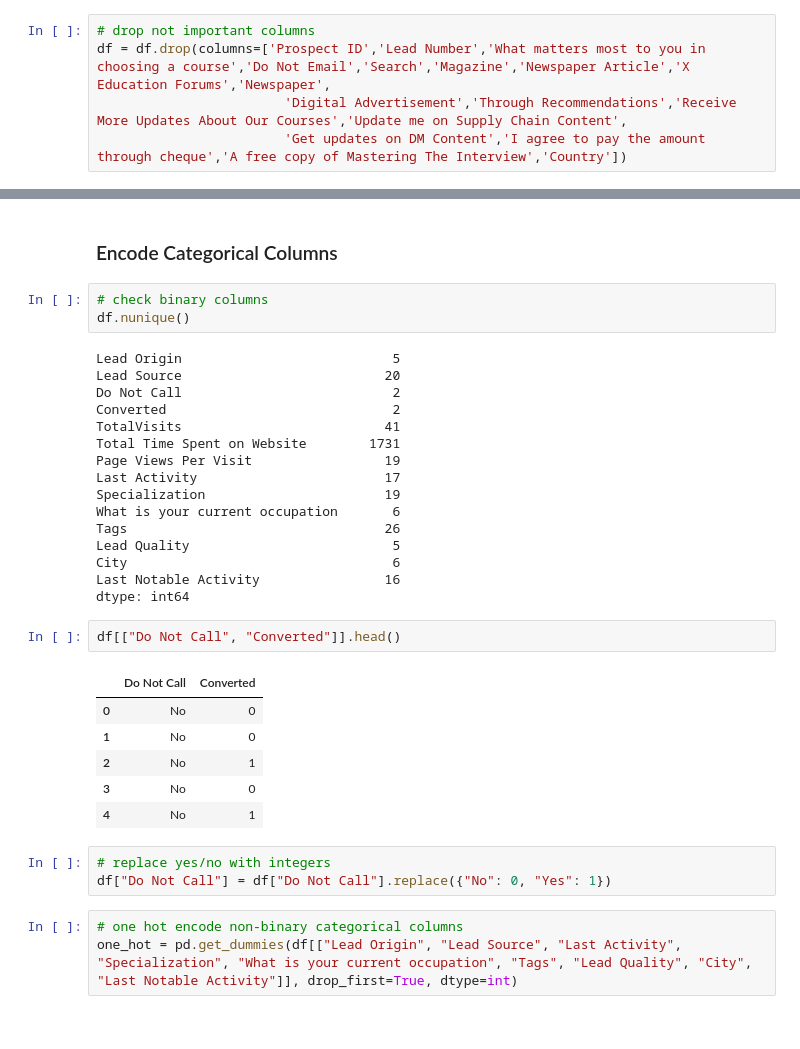
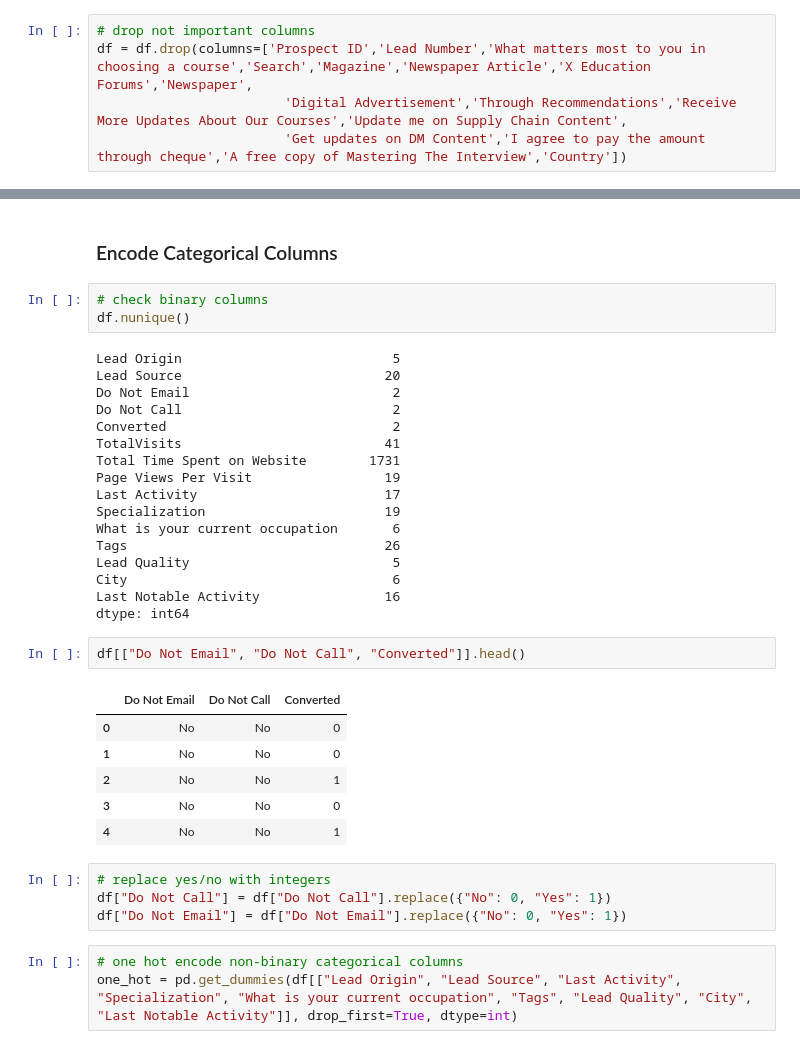
Before and after one commit to ltillmann/lead-scoring, a Jupyter notebook: lead_scoring.ipynb, the cells around one changed output, grey strips where cells are left out. Saved outputs shown, nothing was run; the diff lists cells and outputs as text.

```diff
--- a/lead_scoring.ipynb
+++ b/lead_scoring.ipynb
@@ -612,7 +612,7 @@ df.shape
 (9240, 31)
 # %%
 # drop not important columns
-df = df.drop(columns=['Prospect ID','Lead Number','What matters most to you in choosing a course','Do Not Email','Search','Magazine','Newspaper Article','X Education Forums','Newspaper',
+df = df.drop(columns=['Prospect ID','Lead Number','What matters most to you in choosing a course','Search','Magazine','Newspaper Article','X Education Forums','Newspaper',
                         'Digital Advertisement','Through Recommendations','Receive More Updates About Our Courses','Update me on Supply Chain Content',
                         'Get updates on DM Content','I agree to pay the amount through cheque','A free copy of Mastering The Interview','Country'])
 # %%
@@ -640,6 +641,7 @@ df.nunique()
 # %% [output]
 Lead Origin                           5
 Lead Source                          20
+Do Not Email                          2
 Do Not Call                           2
 Converted                             2
 TotalVisits                          41
@@ -654,17 +656,18 @@ City                                  6
 Last Notable Activity                16
 dtype: int64
 # %%
-df[["Do Not Call", "Converted"]].head()
+df[["Do Not Email", "Do Not Call", "Converted"]].head()
 # %% [output]
-|  | Do Not Call | Converted |
-| 0 | No | 0 |
-| 1 | No | 0 |
-| 2 | No | 1 |
-| 3 | No | 0 |
-| 4 | No | 1 |
+|  | Do Not Email | Do Not Call | Converted |
+| 0 | No | No | 0 |
+| 1 | No | No | 0 |
+| 2 | No | No | 1 |
+| 3 | No | No | 0 |
+| 4 | No | No | 1 |
 # %%
 # replace yes/no with integers
 df["Do Not Call"] = df["Do Not Call"].replace({"No": 0, "Yes": 1})
+df["Do Not Email"] = df["Do Not Email"].replace({"No": 0, "Yes": 1})
 # %%
 # one hot encode non-binary categorical columns
 one_hot = pd.get_dummies(df[["Lead Origin", "Lead Source", "Last Activity", "Specialization", "What is your current occupation", "Tags", "Lead Quality", "City", "Last Notable Activity"]], drop_first=True, dtype=int)
```
Also changed, not shown: parts of 25 cells of this notebook.
